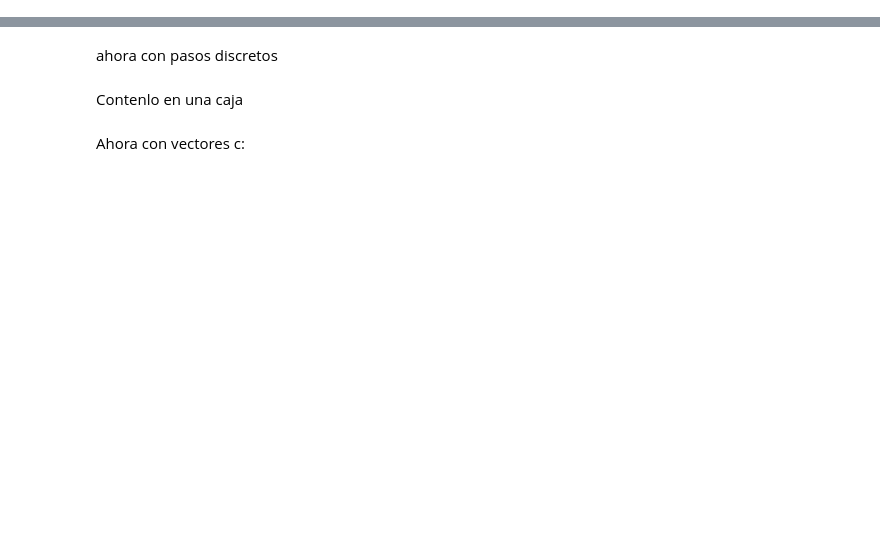
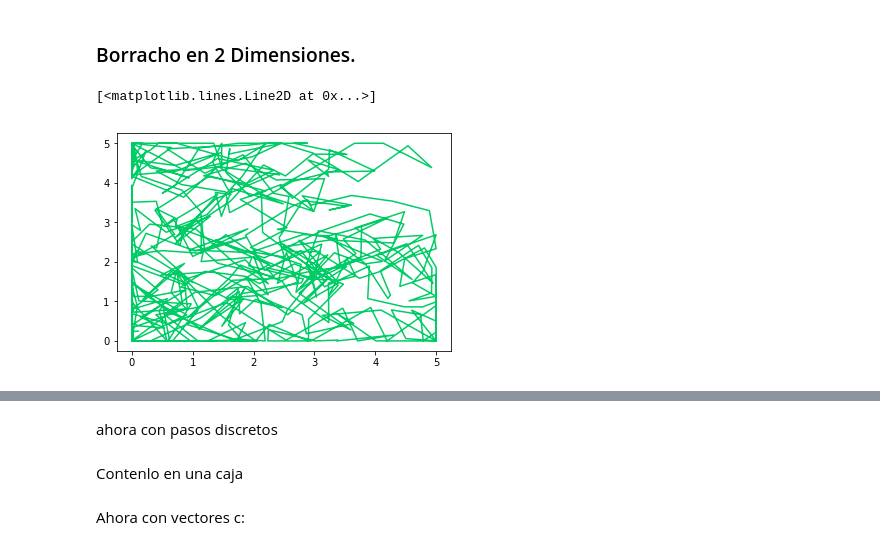
Before and after one commit to gabrieladesentis/Python-para-Gabys, a Jupyter notebook: Python_para_Gabys_4_(Librerias y borracho).ipynb, the cells around one changed output, grey strips where cells are left out. Drawn from its saved outputs; the diff is of its cells as text; code cells hidden in the pictures; blank space fills up the shorter version.

```diff
--- a/Python_para_Gabys_4_(Librerias y borracho).ipynb
+++ b/Python_para_Gabys_4_(Librerias y borracho).ipynb
@@ -34,0 +106,29 @@ Ahora haremos un borracho en dos dimensiones.
+# %% [markdown]
+### Borracho en 2 Dimensiones.
+# %%
+#para dummies
+n = 500
+x,y = 0,0
+pasosx = []
+pasosy = []
+
+for i in range(n):
+    x += 2 * np.random.random() - 1
+    y += 2 * np.random.random() - 1
+    if x < 0:
+        x=0
+    if y < 0:
+        y=0
+    if x > 5:
+        x=5
+    if y > 5:
+        y=5
+    pasosx.append(x)
+    pasosy.append(y)
+
+
+
+plt.plot(pasosx, pasosy, '#00cc66')
+# %% [output]
+[<matplotlib.lines.Line2D at 0x...>]
+[figure, added]
```
Also changed, not shown: parts of 26 cells of this notebook.
